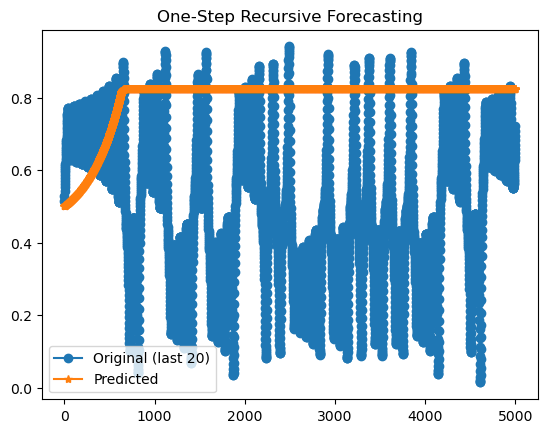
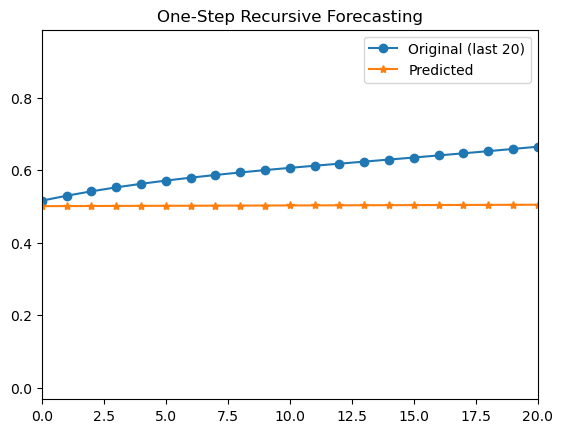
The change to this notebook cell's code, shown as a diff; its figure went from the first image to the second:
--- before
+++ after
@@ -3,5 +3,5 @@
 plt.plot(recurs_preds_1, label='Predicted', marker='*')
 plt.legend()
-#plt.xlim(0,20)
+plt.xlim(0,20)
 plt.title('One-Step Recursive Forecasting')
 plt.show()

Commit: lyapunov exponent calculation fixed; transient deleted